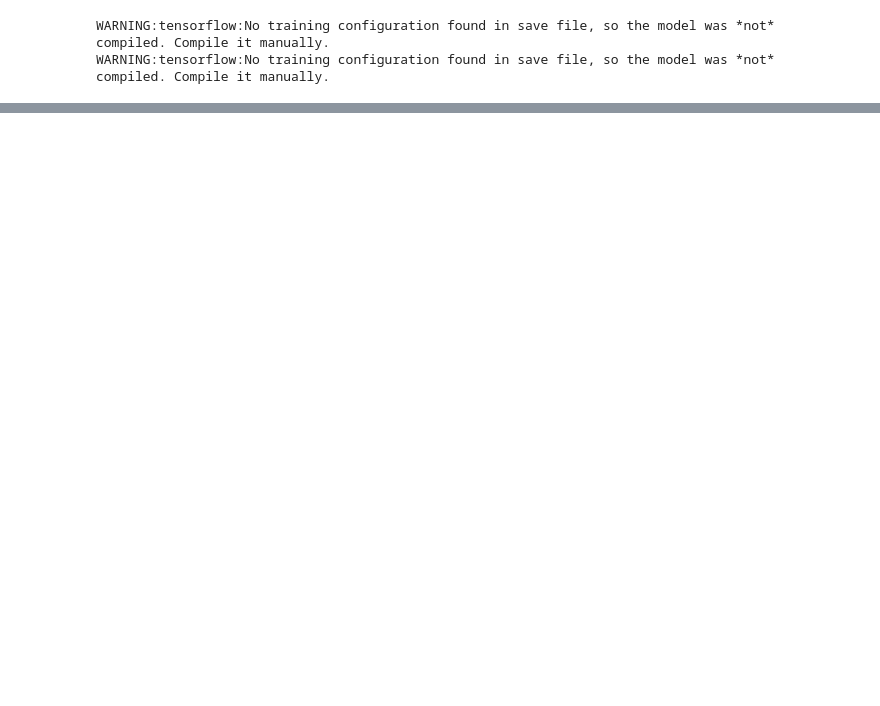
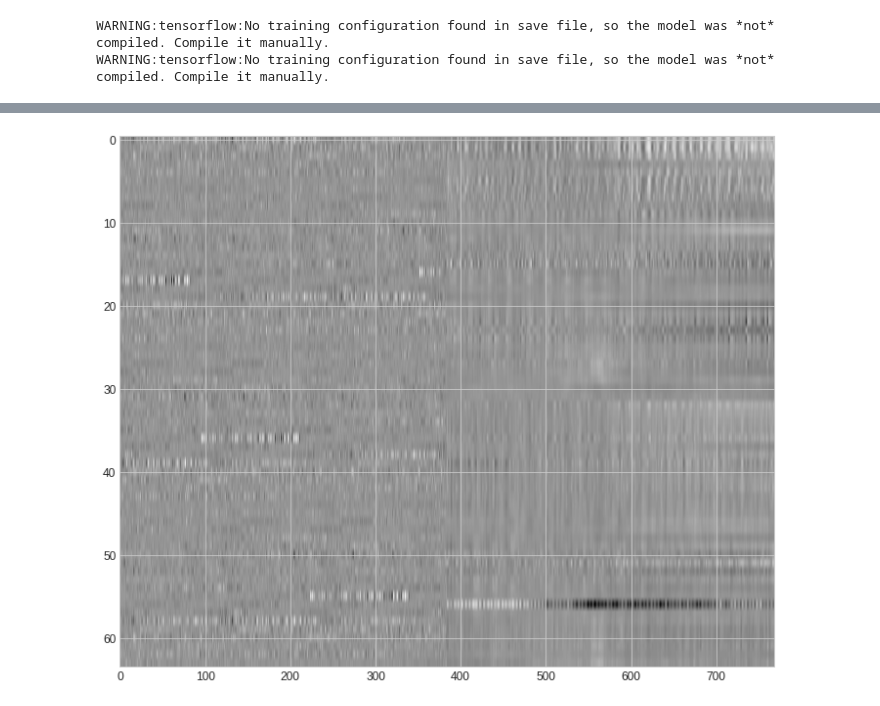
Before and after one commit to zainakh/bci-representation-learning, a Jupyter notebook: plot-eeg-reconstructions.ipynb, the cells around one changed output, grey strips where cells are left out. Cells and saved outputs as stored; diff of their text form; code cells hidden in the pictures; blank space fills up the shorter version.

```diff
--- a/plot-eeg-reconstructions.ipynb
+++ b/plot-eeg-reconstructions.ipynb
@@ -104 +117,10 @@ ee_rec_train = vae.decoder.predict(eeg_encode_train)
+# %%
+def plot_image(img, rec):
+    plt.rcParams['figure.figsize'] = [12, 10]
+    #plt.subplot(2, 1, 1)
+    plt.imshow(img, aspect='auto')
+
+plot_image(eeg_test[0], ee_rec[0])
+# %% [output]
+[figure, added]
 # %%
```
Also changed, not shown: parts of 48 cells of this notebook, 3 other files.
